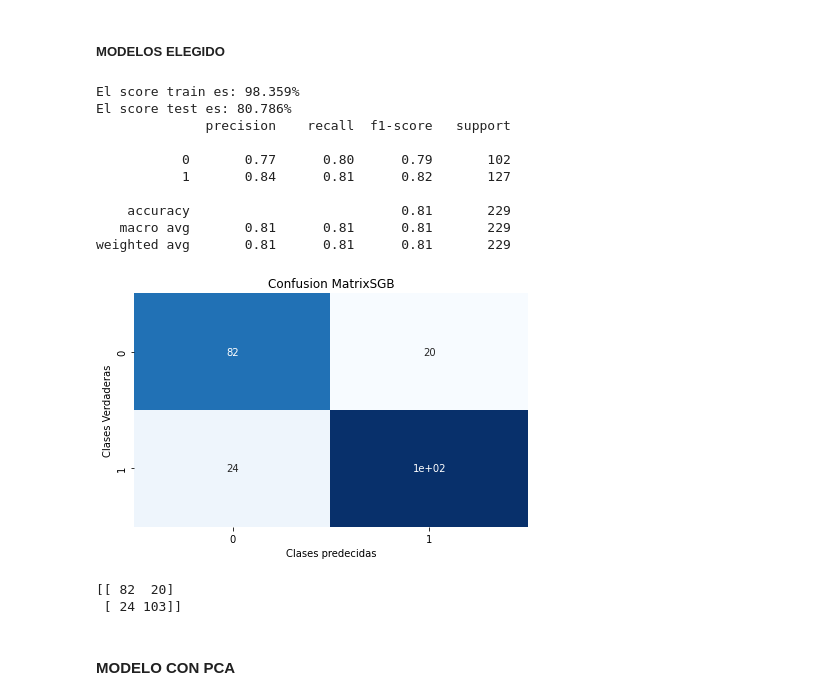
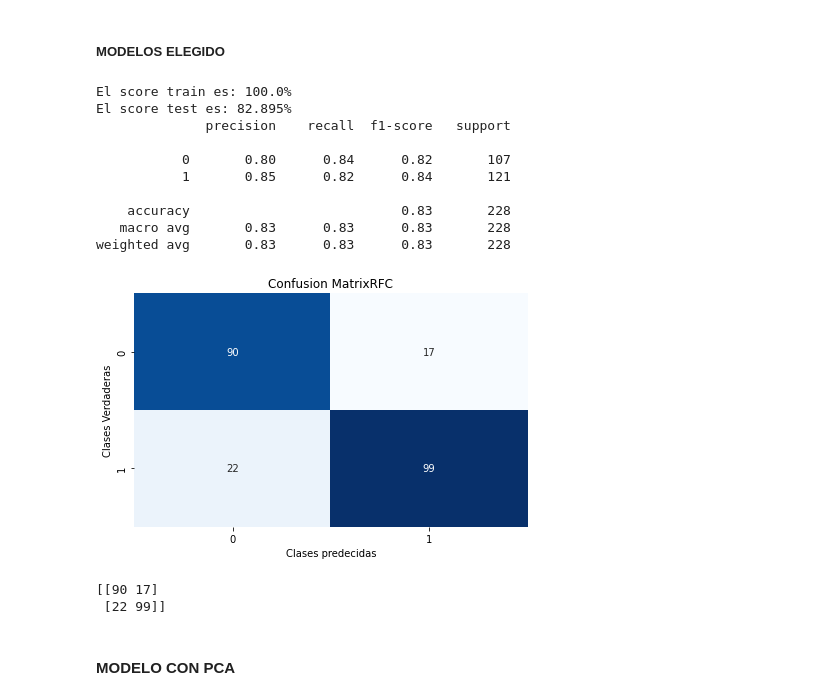
Before and after one commit to Sebas27061234/Python-Intemedio-Trabajo-2022, a Jupyter notebook: Proyecto_Nivel_Intermedio_G06.ipynb, the cells around one changed output. Saved outputs shown, nothing was run; the diff lists cells and outputs as text; code cells hidden in the pictures.

```diff
--- a/Proyecto_Nivel_Intermedio_G06.ipynb
+++ b/Proyecto_Nivel_Intermedio_G06.ipynb
@@ -449,32 +450,33 @@ Imprimiendo los resultados
 Xtrain, Xtest, ytrain, ytest = tts(X, y, test_size = 0.2, random_state = 42)
 
 
-ModeloSGB = SGB(n_estimators=70,max_depth = 5,max_features=7,loss = 'exponential',criterion ='friedman_mse', random_state=42).fit(Xtrain, ytrain)
+ModeloRFC = RFC(n_estimators=55,max_depth = None,max_features=5,random_state=42).fit(Xtrain, ytrain)
+ModeloRFC.fit(Xtrain,ytest)
 
-ypredtest = ModeloSGB.predict(Xtest)
-ypredtrain = ModeloSGB.predict(Xtrain)
-scoretrain = ModeloSGB.score(Xtrain, ytrain)
-scoretest = ModeloSGB.score(Xtest, ytest)
+ypredtest = ModeloRFC.predict(Xtest)
+ypredtrain = ModeloRFC.predict(Xtrain)
+scoretrain = ModeloRFC.score(Xtrain, ytrain)
+scoretest = ModeloRFC.score(Xtest, ytest)
 print(f'El score train es: {round(scoretrain*100,3)}%')
 print(f'El score test es: {round(scoretest*100,3)}%')
 print(classification_report(ytest, ypredtest))
 # %% [output]
-El score train es: 98.359%
-El score test es: 80.786%
+El score train es: 100.0%
+El score test es: 82.895%
               precision    recall  f1-score   support
 
-           0       0.77      0.80      0.79       102
-           1       0.84      0.81      0.82       127
+           0       0.80      0.84      0.82       107
+           1       0.85      0.82      0.84       121
 
-    accuracy                           0.81       229
-   macro avg       0.81      0.81      0.81       229
-weighted avg       0.81      0.81      0.81       229
+    accuracy                           0.83       228
+   macro avg       0.83      0.83      0.83       228
+weighted avg       0.83      0.83      0.83       228
 # %%
-GrafMatrixConf('SGB')
+GrafMatrixConf('RFC')
 # %% [output]
-[figure, old version]
+[figure, new version]
-[[ 82  20]
- [ 24 103]]
+[[90 17]
+ [22 99]]
 # %% [markdown]
 #### MODELO CON PCA
 # %%
```
Also changed, not shown: parts of 21 cells of this notebook.
